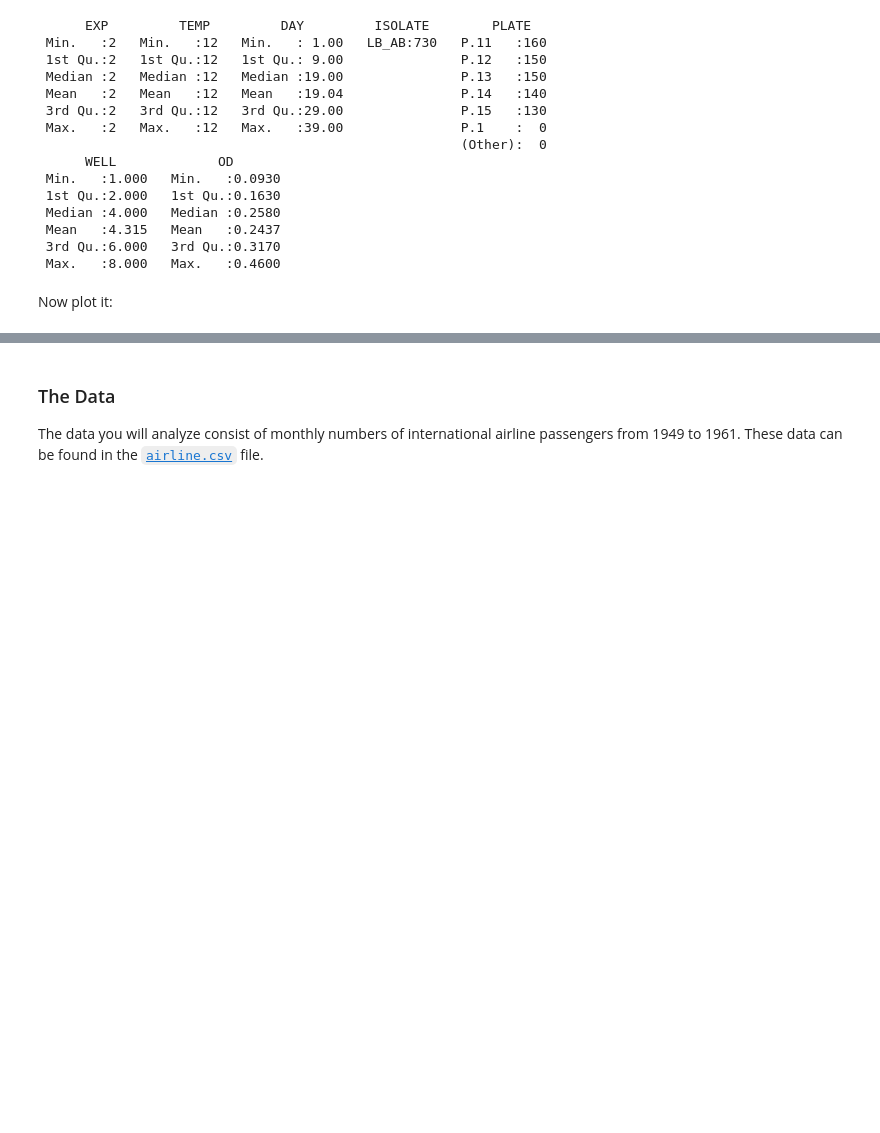
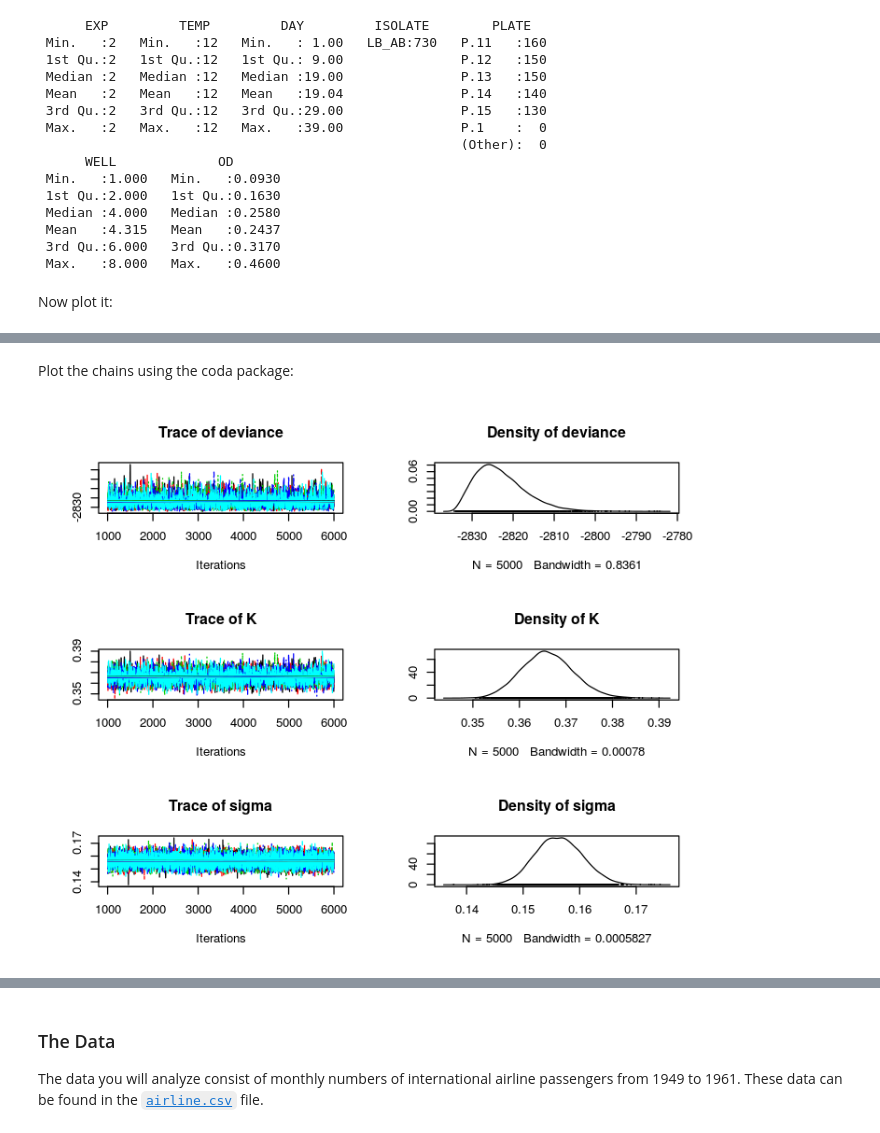
Before and after one commit to vectorbite/VBiTraining2, a Jupyter notebook: notebooks/Abundances.ipynb, the cells around one changed output, grey strips where cells are left out. Saved outputs shown, nothing was run; the diff lists cells and outputs as text; code cells hidden in the pictures; blank space fills up the shorter version.

```diff
--- a/notebooks/Abundances.ipynb
+++ b/notebooks/Abundances.ipynb
@@ -414,0 +336,16 @@ ipairs(s1[,2:5], ztransf = function(x){x[x<1] <- 1; log2(x)})
+# %%
+# Parameters to Estimate
+parameters <- c('Y0', 'K', 'r', 'sigma')
+
+# Initial values for the parameters
+inits<-function(){list(
+  Y0 = 0.1,
+  K = 0.4,
+  r = 0.1,
+  sigma = rlnorm(1))}
+
+# MCMC Settings: number of posterior dist elements = [(ni - nb) / nt ] * nc
+ni <- 6000 # number of iterations in each chain
+nb <- 1000 # number of 'burn in' iterations to discard
+nt <- 1 # thinning rate - jags saves every nt iterations in each chain
+nc <- 5 # number of chains
@@ -414,0 +356,14 @@ ipairs(s1[,2:5], ztransf = function(x){x[x<1] <- 1; log2(x)})
+# %%
+# Pull out data columns as vectors
+data <- d2 # this lets us reuse the same generic code: we only change this first line
+Y <- data$OD
+N <- length(Y)
+t <- data$DAY
+
+# Bundle all data in a list for JAGS
+jag.data<-list(Y = Y, N = N, t = t)
+
+# Run JAGS
+OD.12C <- jags(data=jag.data, inits=inits, parameters.to.save=parameters,
+               model.file="jags-logistic.bug", n.thin=nt, n.chains=nc, n.burnin=nb,
+               n.iter=ni, DIC=T, working.directory=getwd())
@@ -414,0 +382,2 @@ ipairs(s1[,2:5], ztransf = function(x){x[x<1] <- 1; log2(x)})
+# %%
+OD.12C.mcmc<-as.mcmc(OD.12C)
@@ -414,0 +397,6 @@ ipairs(s1[,2:5], ztransf = function(x){x[x<1] <- 1; log2(x)})
+# %% [markdown]
+Plot the chains using the coda package:
+# %%
+plot(OD.12C.mcmc[,c(1,2,4)])
+# %% [output]
+[figure, added]
```
Also changed, not shown: parts of 35 cells of this notebook, 3 other files.
